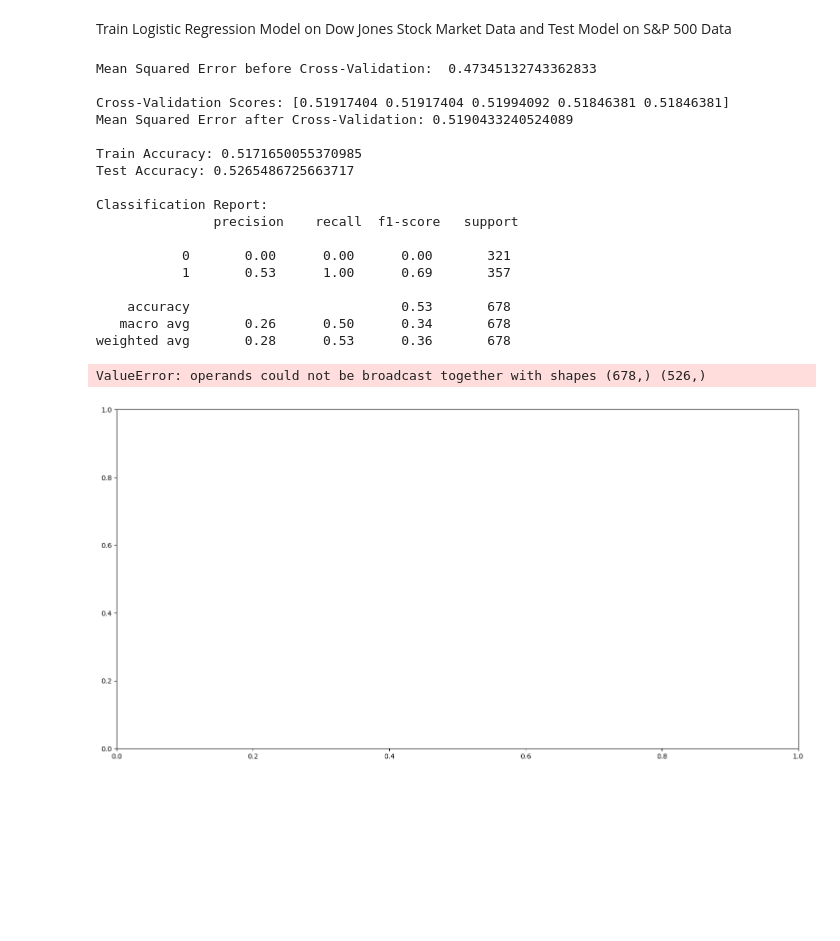
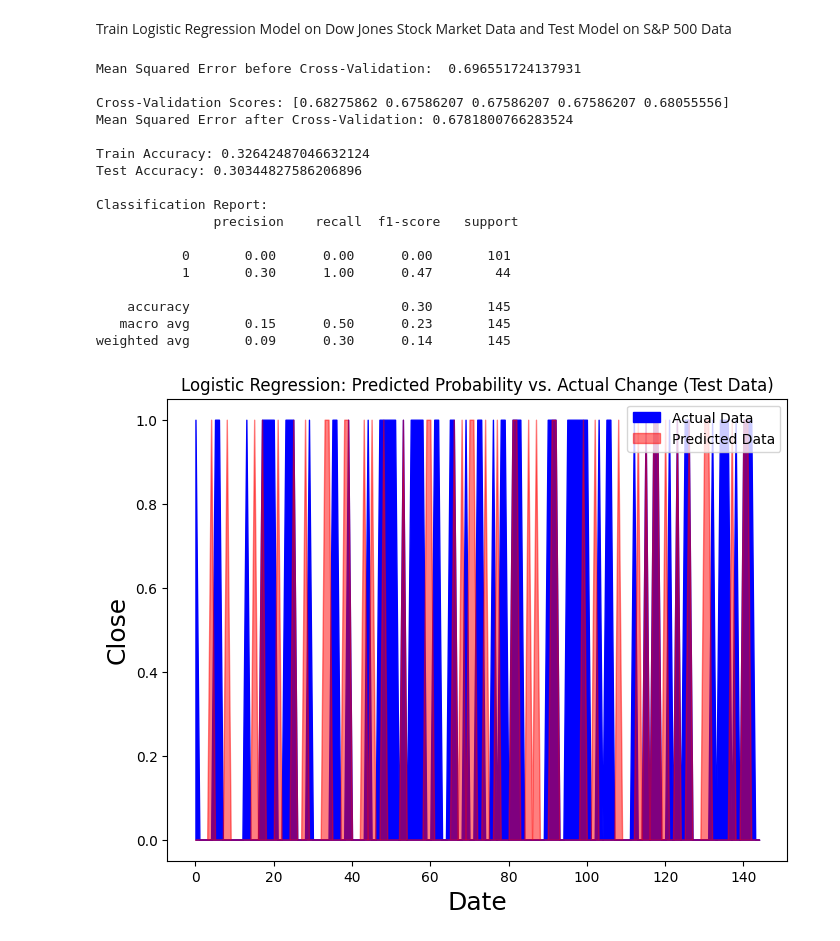
Before and after one commit to code4ry/FinRL-RegressionModels, a Jupyter notebook: Learning Models/Logistic Regression/logisticRegression/logisticModel.ipynb, the cells around one changed output. Saved outputs shown, nothing was run; the diff lists cells and outputs as text; code cells hidden in the pictures; blank space fills up the shorter version.

```diff
--- a/Learning Models/Logistic Regression/logisticRegression/logisticModel.ipynb
+++ b/Learning Models/Logistic Regression/logisticRegression/logisticModel.ipynb
@@ -12,7 +12,7 @@ from sklearn.metrics import accuracy_score, classification_report, mean_squared_
 
 ## parsing our stock market dataset
 stock_dataset = "^DJI.csv"
-sp_dataset = "TSLA - Full.csv"
+sp_dataset = "sandp500.csv"
 stock_data = pd.read_csv(stock_dataset)
 sp_500 = pd.read_csv(sp_dataset)
 
@@ -170,46 +170,46 @@ print ("Mean Squared Error before Cross-Validation: ", mse, "\n")
 
 # Print the cross-validation scores
 print("Cross-Validation Scores:", cv_scores)
 print("Mean Squared Error after Cross-Validation:", cv_scores.mean(), "\n")
 
 # Evaluating the model performance
 train_accuracy = accuracy_score(spY_train, spY_train_pred)
 print("Train Accuracy:", train_accuracy)
 
 test_accuracy = accuracy_score(spY_test, spY_test_pred)
 print ("Test Accuracy:", test_accuracy, "\n")
 
 # Displaying classification report
 print("Classification Report:\n", classification_report(spY_test, spY_test_pred))
 
 # Visualizing the predictions
-plt.figure(figsize=(18, 9))
-plt.fill_between(range(len(spY_test)), stock_data["Target"][:len(spY_test)], label='Actual Data')
-plt.fill_between(range(len(spY_test)), spY_test, color='red', label='Predicted Data')
+plt.figure(figsize=(8, 6))
+plt.fill_between(range(len(spY_test)), stock_data["Target"][:len(spY_test)], color='blue', label='Actual Data')
+plt.fill_between(range(len(spY_test)), spY_test, color='red', alpha=0.5, label='Predicted Data')
 
 # Set the date column to represent actual dates
-plt.xticks(range(0, len(spY_test), 100), stock_data['Date'].iloc[:len(spY_test):100], rotation=45)
+# plt.xticks(range(0, len(spY_test), 100), stock_data['Date'].iloc[:len(spY_test):100], rotation=45)
 plt.xlabel('Date', fontsize=18)
 plt.ylabel('Close', fontsize=18)
+plt.title('Logistic Regression: Predicted Probability vs. Actual Change (Test Data)')
 plt.legend()
 plt.show()
 # %% [output]
-Mean Squared Error before Cross-Validation:  0.47345132743362833
+Mean Squared Error before Cross-Validation:  0.696551724137931
 
-Cross-Validation Scores: [0.51917404 0.51917404 0.51994092 0.51846381 0.51846381]
-Mean Squared Error after Cross-Validation: 0.5190433240524089
+Cross-Validation Scores: [0.68275862 0.67586207 0.67586207 0.67586207 0.68055556]
+Mean Squared Error after Cross-Validation: 0.6781800766283524
 
-Train Accuracy: 0.5171650055370985
-Test Accuracy: 0.5265486725663717
+Train Accuracy: 0.32642487046632124
+Test Accuracy: 0.30344827586206896
 
 Classification Report:
                precision    recall  f1-score   support
 
-           0       0.00      0.00      0.00       321
-           1       0.53      1.00      0.69       357
+           0       0.00      0.00      0.00       101
+           1       0.30      1.00      0.47        44
 
-    accuracy                           0.53       678
-   macro avg       0.26      0.50      0.34       678
-weighted avg       0.28      0.53      0.36       678
+    accuracy                           0.30       145
+   macro avg       0.15      0.50      0.23       145
+weighted avg       0.09      0.30      0.14       145
-ValueError: operands could not be broadcast together with shapes (678,) (526,)
-[figure, old version]
+[figure, new version]
```
Also changed, not shown: parts of 3 cells of this notebook, 2 other files.
